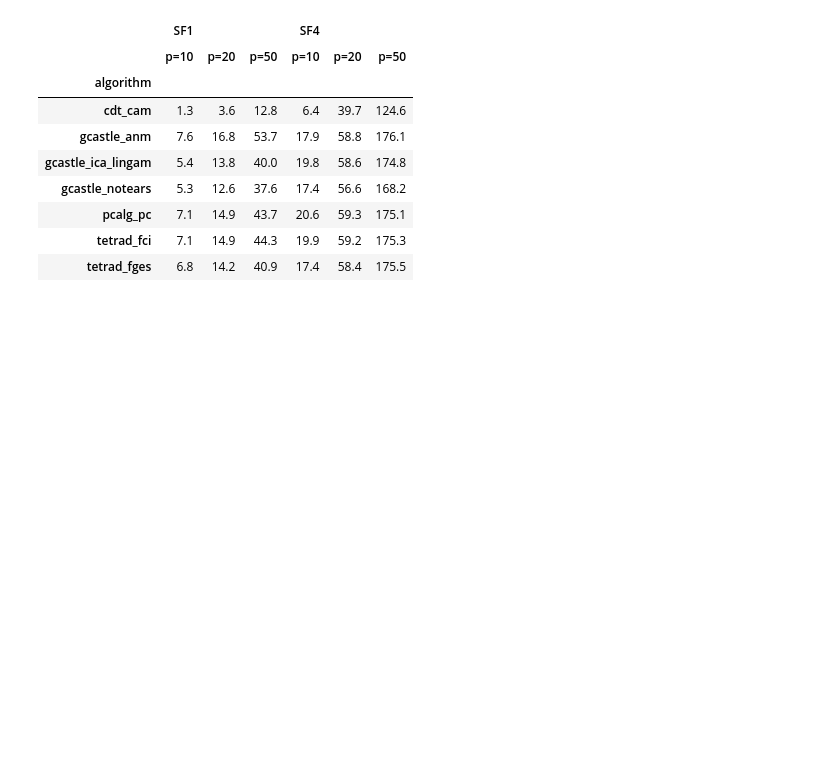
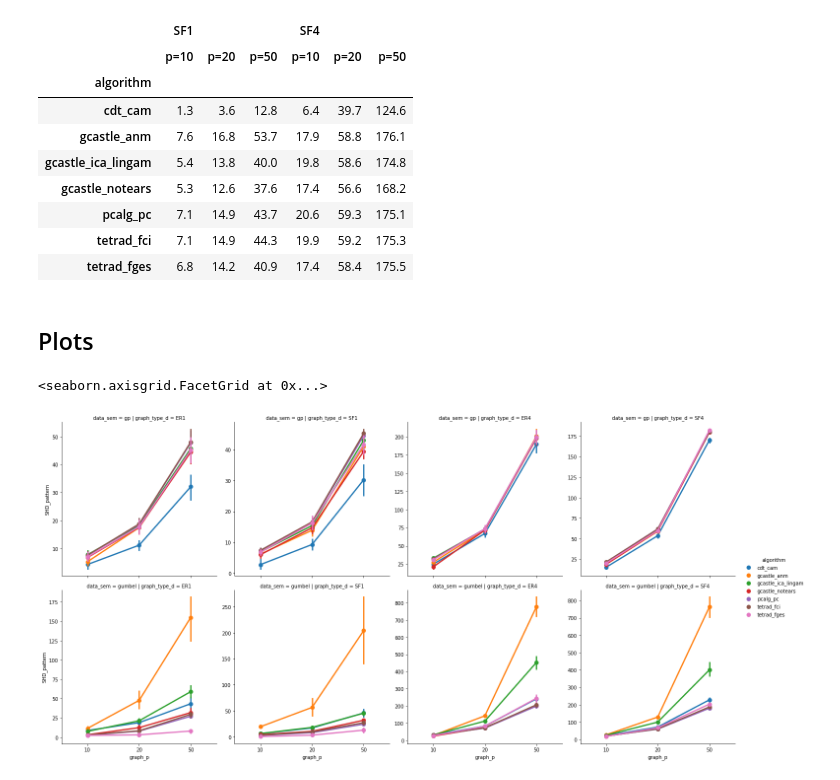
Before and after one commit to misoc-mml/hyperparams-causal-discovery, a Jupyter notebook: hyperparams/analyse.ipynb, the cells around one changed output. Cells and saved outputs as stored; diff of their text form; code cells hidden in the pictures; blank space fills up the shorter version.

Commit message:
Added plots.

```diff
--- a/hyperparams/analyse.ipynb
+++ b/hyperparams/analyse.ipynb
@@ -138,3 +141,18 @@ select_complex(df, 'sf', 'gp', 1000)
 | pcalg_pc | 7.1 | 14.9 | 43.7 | 20.6 | 59.3 | 175.1 |
 | tetrad_fci | 7.1 | 14.9 | 44.3 | 19.9 | 59.2 | 175.3 |
 | tetrad_fges | 6.8 | 14.2 | 40.9 | 17.4 | 58.4 | 175.5 |
+# %% [markdown]
+## Plots
+# %%
+def select_case(df, n):
+    return df.loc[(df['data_n'] == n)]
+# %%
+df = pd.read_csv('results.csv', index_col=0)
+# %%
+df['graph_type_d'] = df.apply(lambda x: f"{x['graph_type'].upper()}{x['graph_d']}", axis=1)
+# %%
+df_selected = select_case(df, 200)
+sns.catplot(data=df_selected, x='graph_p', y='SHD_pattern', hue='algorithm', col='graph_type_d', row='data_sem', errorbar='se', kind='point', sharey=False)
+# %% [output]
+<seaborn.axisgrid.FacetGrid at 0x...>
+[figure, added]
```
Also changed, not shown: parts of 3 cells of this notebook, 1 other file.
